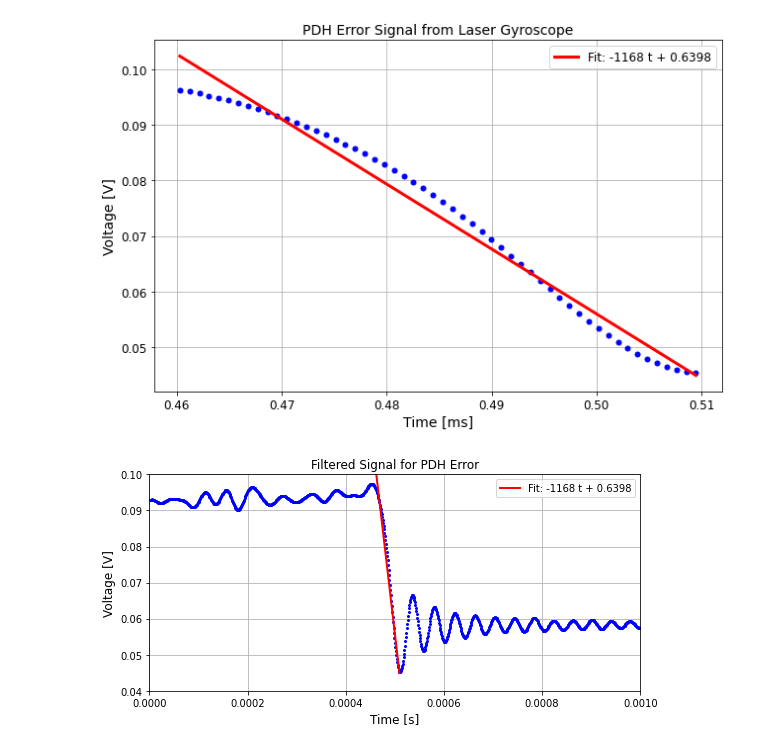
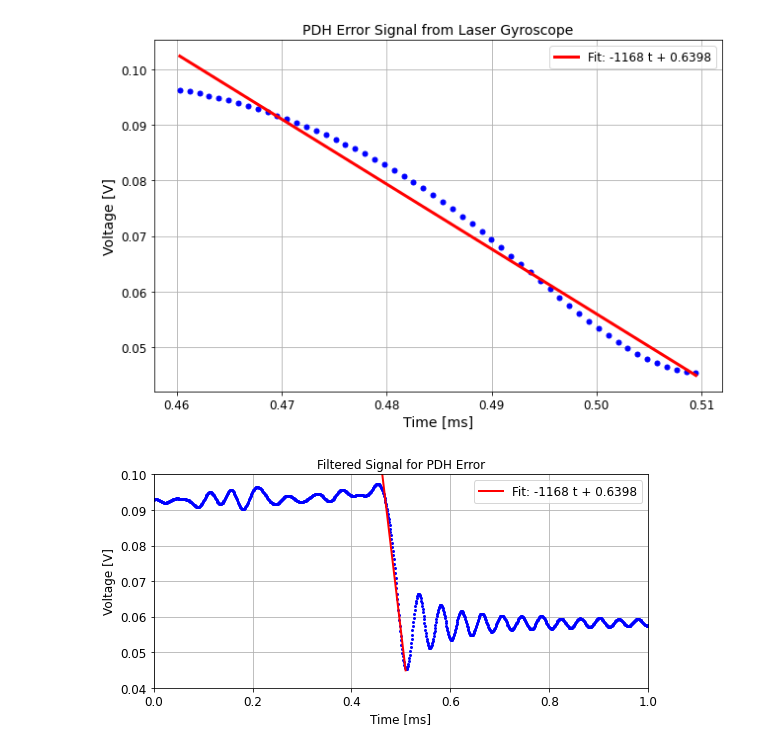
Before and after one commit to tesla1900/advanced-lab-course, a Jupyter notebook: laser_gyroscope/error_signal_analysis.ipynb, the cells around one changed output. Cells and saved outputs as stored; diff of their text form; code cells hidden in the pictures.

```diff
--- a/laser_gyroscope/error_signal_analysis.ipynb
+++ b/laser_gyroscope/error_signal_analysis.ipynb
@@ -137,15 +148,23 @@ slope: -1167.7001853527017 +- 579.7628567766898, int: 0.6398242325584388 +- 0.00
 # %%
 
 
 fig, ax = plt.subplots(figsize=(8,4), tight_layout=True)
-ax.plot(time, err_sig_filt, color="b", marker="o", ls="", ms=2.0)
-ax.plot(time_errsig, time_errsig * slope + intercept, lw=2.0, color="r", label=f"Fit: {slope:.0f} t + {intercept:.4f}")
-ax.set_xlabel("Time [s]", fontsize=12)
+ax.plot(time * 1e3, err_sig_filt, color="b", marker="o", ls="", ms=2.0)
+ax.plot(time_errsig * 1e3, time_errsig * slope + intercept, lw=2.0, color="r", label=f"Fit: {slope:2.0f} t + {intercept:.4f}")
+# ax.axvspan(time[errsig_idces[0]], time[errsig_idces[-1]], color='#8099FF', alpha=0.2)
+# ax.axvline(time[errsig_idces[0]], color='#345CFF')
+# ax.axvline(time[errsig_idces[-1]], color='#345CFF')
+ax.set_xlabel("Time [ms]", fontsize=12)
 ax.set_ylabel("Voltage [V]", fontsize=12)
 ax.set_title("Filtered Signal for PDH Error", fontsize=12)
-ax.set_xlim([-0.000, 0.001])
+ax.set_xlim([-0., 1])
 ax.set_ylim([0.04, 0.10])
-ax.legend()
+ax.legend(prop={"size":12})
 ax.grid()
+
+ax.tick_params(axis='both', which='major', labelsize=12)
+ax.tick_params(axis='both', which='minor', labelsize=12)
+
+plt.savefig(os.path.join(figure_path, "pdh_err_filt_fit.png"), dpi=300)
 # %% [output]
-[figure, old version]
+[figure, new version]
```
Also changed, not shown: parts of 2 cells of this notebook, 7 other files.
